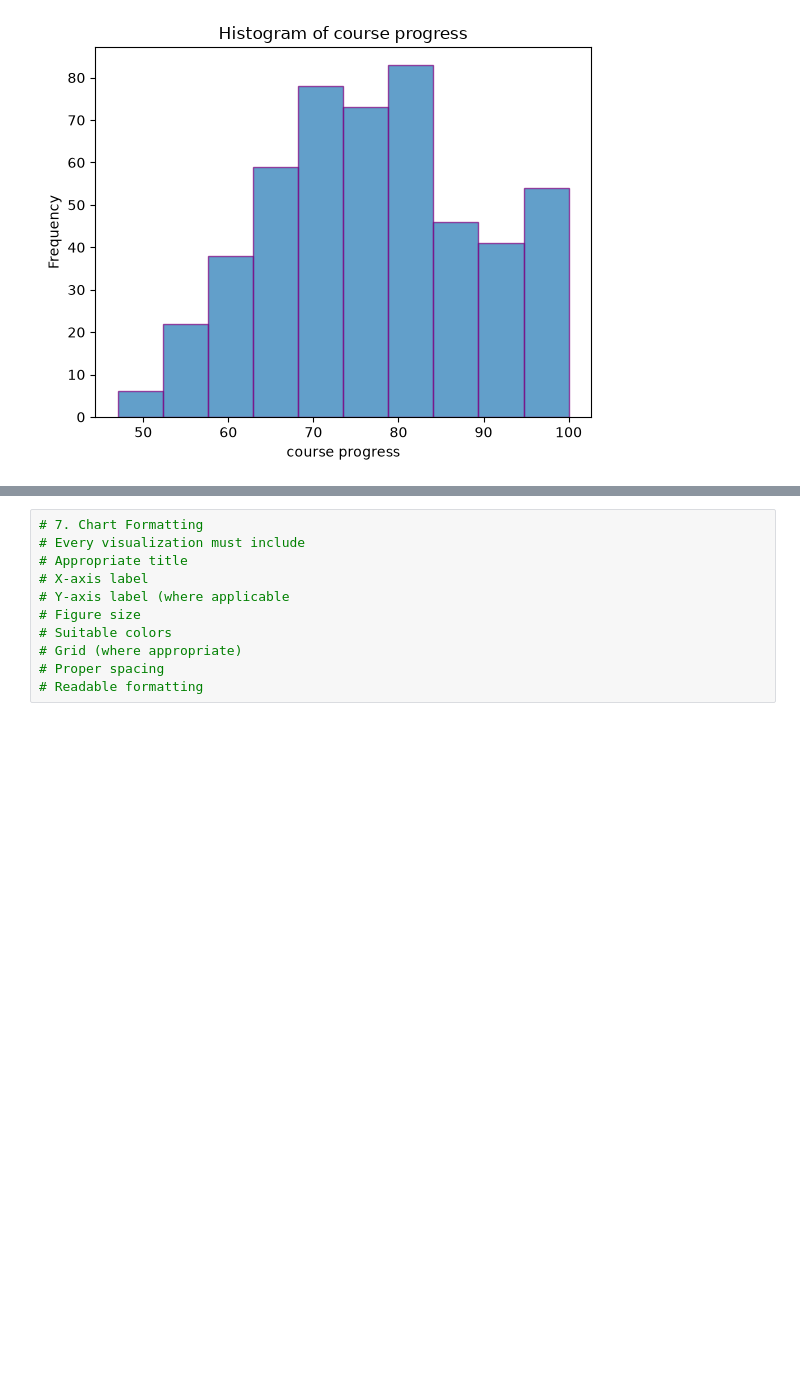
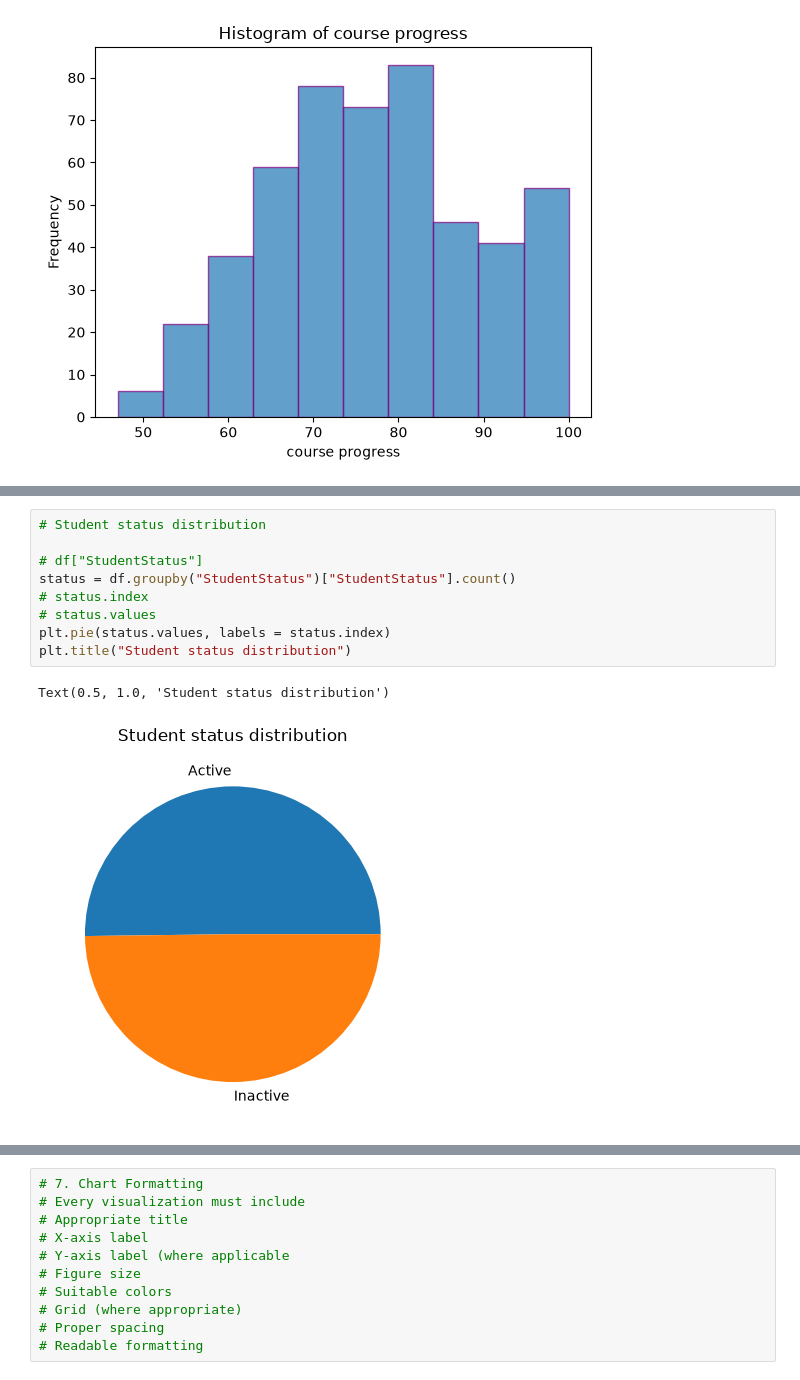
Before and after one commit to anuj7pradhan/PythonAI, a Jupyter notebook: Week 4/Assignment/assignment4.ipynb, the cells around one changed output, grey strips where cells are left out. Saved outputs shown, nothing was run; the diff lists cells and outputs as text; blank space fills up the shorter version.

```diff
--- a/Week 4/Assignment/assignment4.ipynb
+++ b/Week 4/Assignment/assignment4.ipynb
@@ -352,0 +419,12 @@ Text(0, 0.5, 'Frequency')
+# %%
+# Student status distribution
+
+# df["StudentStatus"]
+status = df.groupby("StudentStatus")["StudentStatus"].count()
+# status.index
+# status.values
+plt.pie(status.values, labels = status.index)
+plt.title("Student status distribution")
+# %% [output]
+Text(0.5, 1.0, 'Student status distribution')
+[figure, added]
```
Also changed, not shown: parts of 12 cells of this notebook, 21 other files.
